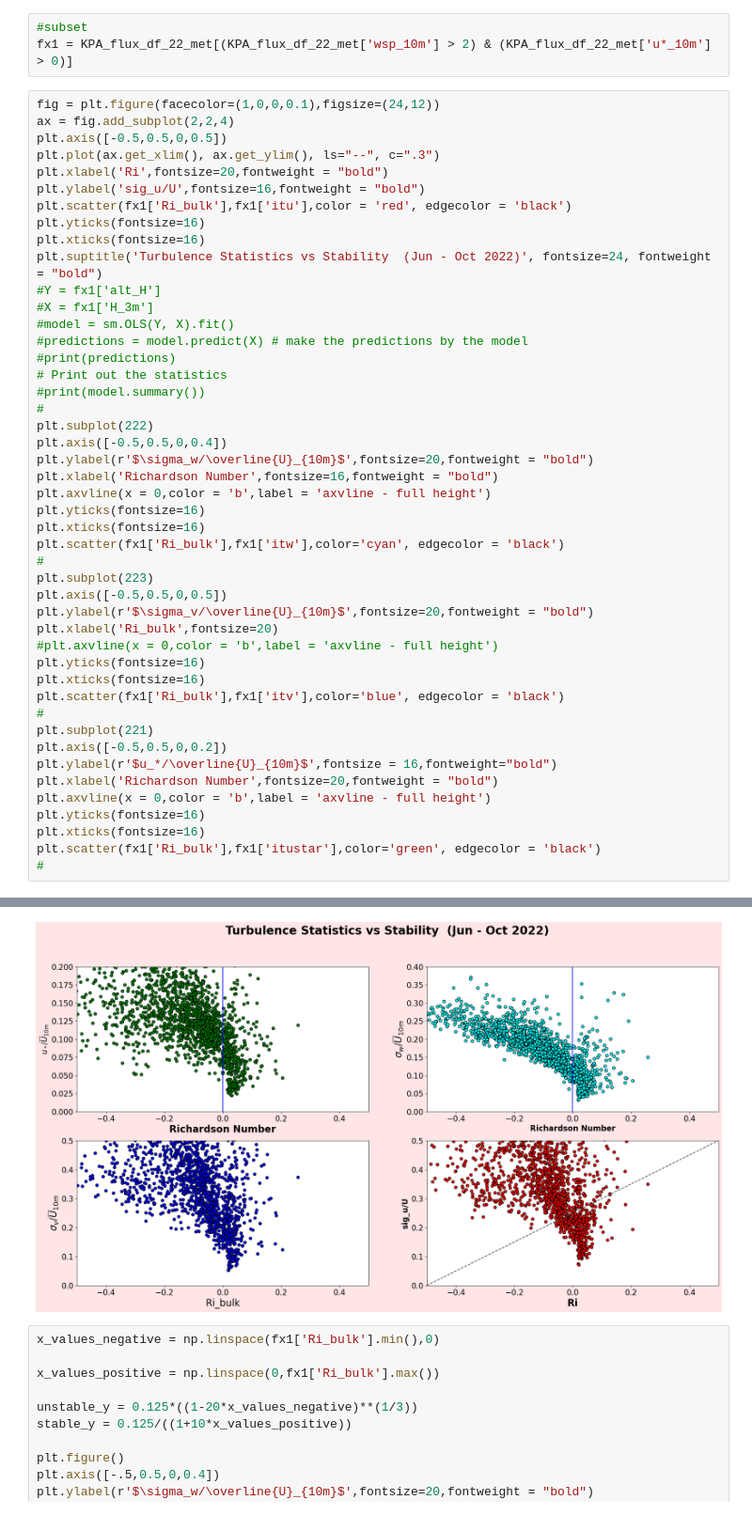
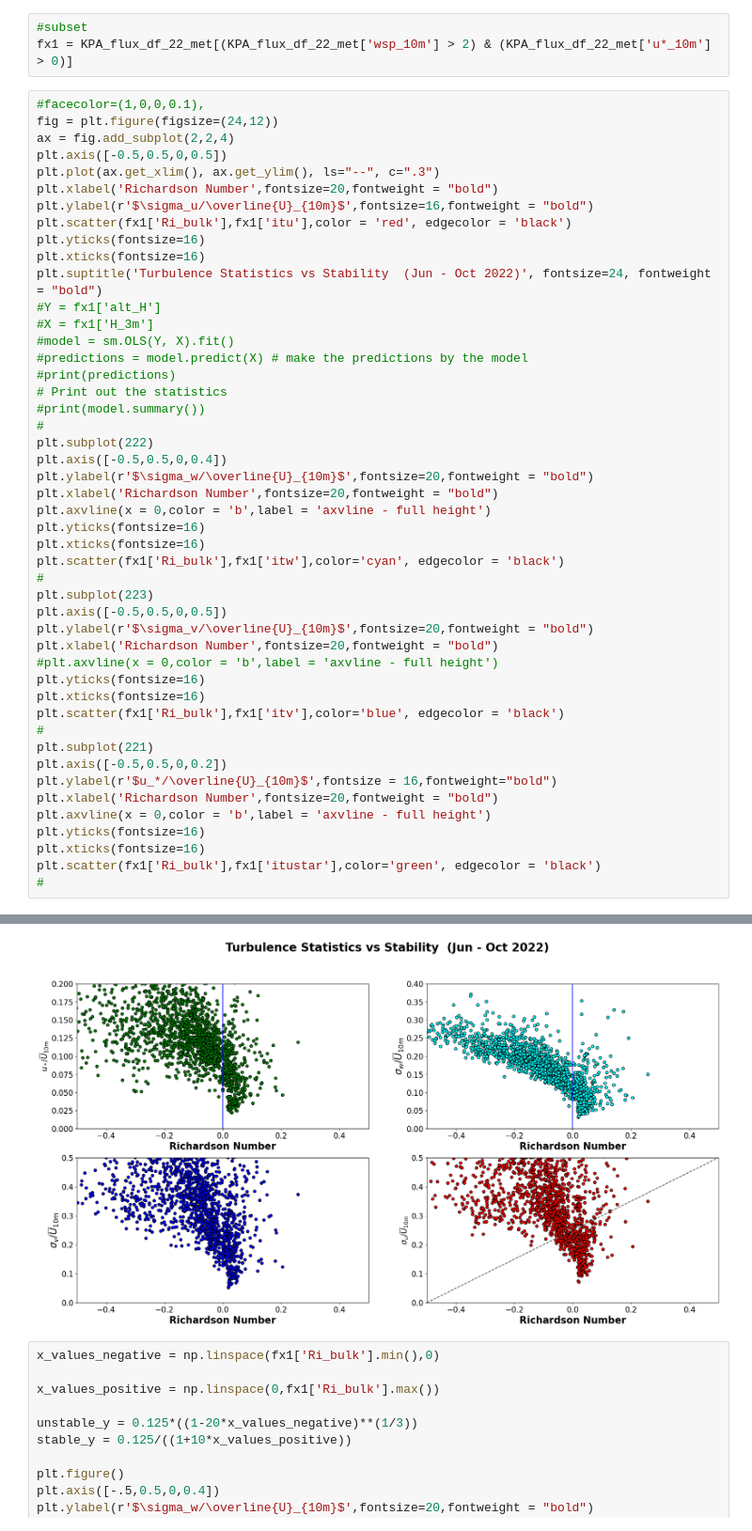
Before and after one commit to sreenathpaleri/Bulk_Richardson_Parameterizations, a Jupyter notebook: kp22analysis.ipynb, the cells around one changed output, grey strips where cells are left out. Shown at 94% size. Cells and saved outputs as stored; diff of their text form.

```diff
--- a/kp22analysis.ipynb
+++ b/kp22analysis.ipynb
@@ -123,12 +123,13 @@ KPA_flux_df_22_met['itustar'] = KPA_flux_df_22_met['u*_10m']/KPA_flux_df_22_met[
 #subset
 fx1 = KPA_flux_df_22_met[(KPA_flux_df_22_met['wsp_10m'] > 2) & (KPA_flux_df_22_met['u*_10m'] > 0)]
 # %%
-fig = plt.figure(facecolor=(1,0,0,0.1),figsize=(24,12))
+#facecolor=(1,0,0,0.1),
+fig = plt.figure(figsize=(24,12))
 ax = fig.add_subplot(2,2,4)
 plt.axis([-0.5,0.5,0,0.5])
 plt.plot(ax.get_xlim(), ax.get_ylim(), ls="--", c=".3")
-plt.xlabel('Ri',fontsize=20,fontweight = "bold")
-plt.ylabel('sig_u/U',fontsize=16,fontweight = "bold")
+plt.xlabel('Richardson Number',fontsize=20,fontweight = "bold")
+plt.ylabel(r'$\sigma_u/\overline{U}_{10m}$',fontsize=16,fontweight = "bold")
 plt.scatter(fx1['Ri_bulk'],fx1['itu'],color = 'red', edgecolor = 'black')
 plt.yticks(fontsize=16)
 plt.xticks(fontsize=16)
@@ -141,36 +142,36 @@ plt.suptitle('Turbulence Statistics vs Stability  (Jun - Oct 2022)', fontsize=24
 # Print out the statistics
 #print(model.summary())
 #
 plt.subplot(222)
 plt.axis([-0.5,0.5,0,0.4])
 plt.ylabel(r'$\sigma_w/\overline{U}_{10m}$',fontsize=20,fontweight = "bold")
-plt.xlabel('Richardson Number',fontsize=16,fontweight = "bold")
+plt.xlabel('Richardson Number',fontsize=20,fontweight = "bold")
 plt.axvline(x = 0,color = 'b',label = 'axvline - full height')
 plt.yticks(fontsize=16)
 plt.xticks(fontsize=16)
 plt.scatter(fx1['Ri_bulk'],fx1['itw'],color='cyan', edgecolor = 'black')
 #
 plt.subplot(223)
 plt.axis([-0.5,0.5,0,0.5])
 plt.ylabel(r'$\sigma_v/\overline{U}_{10m}$',fontsize=20,fontweight = "bold")
-plt.xlabel('Ri_bulk',fontsize=20)
+plt.xlabel('Richardson Number',fontsize=20,fontweight = "bold")
 #plt.axvline(x = 0,color = 'b',label = 'axvline - full height')
 plt.yticks(fontsize=16)
 plt.xticks(fontsize=16)
 plt.scatter(fx1['Ri_bulk'],fx1['itv'],color='blue', edgecolor = 'black')
 #
 plt.subplot(221)
 plt.axis([-0.5,0.5,0,0.2])
 plt.ylabel(r'$u_*/\overline{U}_{10m}$',fontsize = 16,fontweight="bold")
 plt.xlabel('Richardson Number',fontsize=20,fontweight = "bold")
 plt.axvline(x = 0,color = 'b',label = 'axvline - full height')
 plt.yticks(fontsize=16)
 plt.xticks(fontsize=16)
 plt.scatter(fx1['Ri_bulk'],fx1['itustar'],color='green', edgecolor = 'black')
 #
 # %% [output]
 <matplotlib.collections.PathCollection at 0x...>
-[figure, old version]
+[figure, new version]
 # %%
 x_values_negative = np.linspace(fx1['Ri_bulk'].min(),0)
 
```
Also changed, not shown: parts of 13 cells of this notebook, 13 other files.
